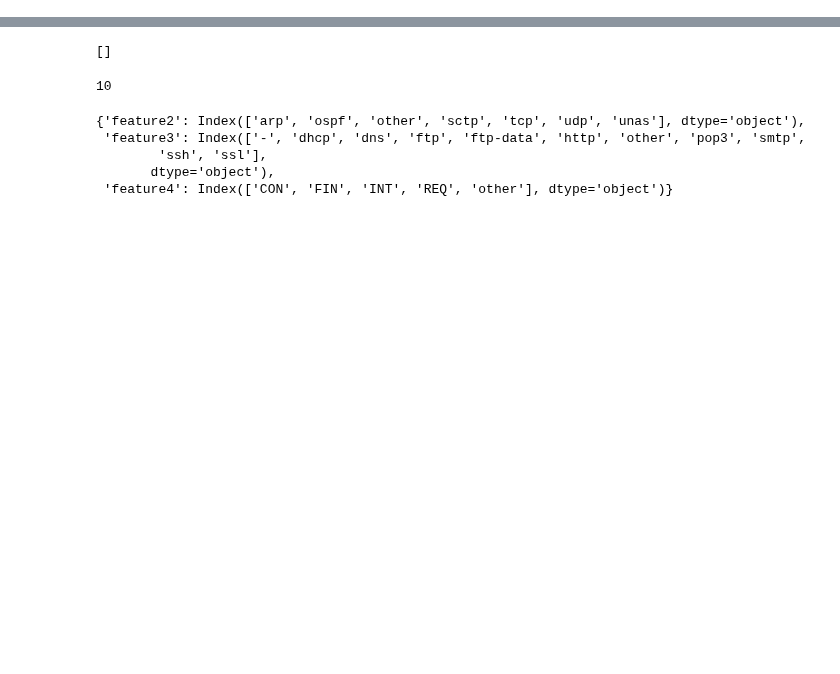
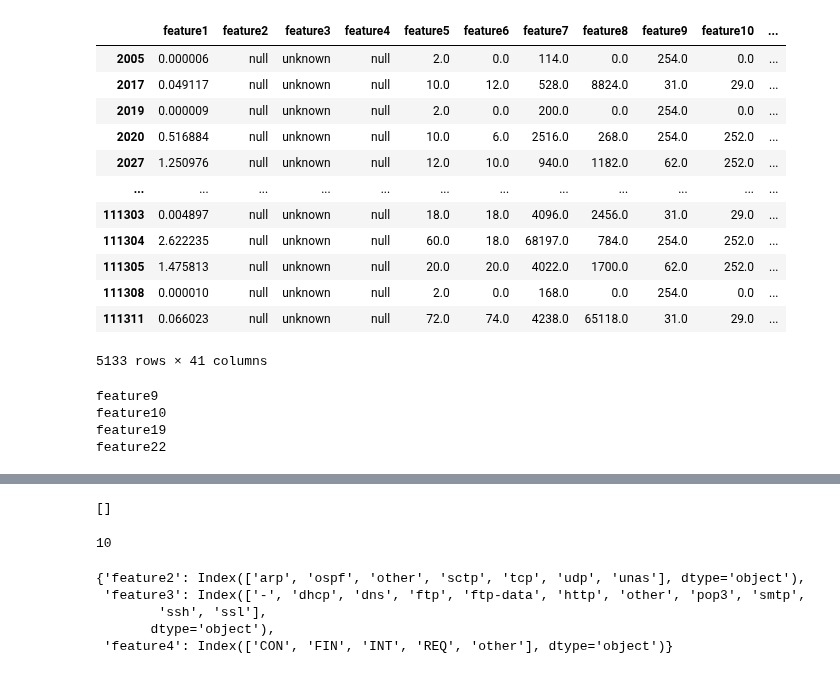
Before and after one commit to DASC-CompetitiveDS/MLOpsVN, a Jupyter notebook: src/notebooks/test_analysis.ipynb, the cells around one changed output, grey strips where cells are left out. Cells and saved outputs as stored; diff of their text form; code cells hidden in the pictures; blank space fills up the shorter version.

```diff
--- a/src/notebooks/test_analysis.ipynb
+++ b/src/notebooks/test_analysis.ipynb
@@ -80,0 +84,28 @@ drop_cols = ['feature41', 'feature36', 'feature22', 'feature37']
+# %%
+raw_test[(raw_test["feature2"] == 'null') & (raw_test["feature3"] == 'unknown') & (raw_test["feature4"] == 'null')]
+# %% [output]
+|  | feature1 | feature2 | feature3 | feature4 | feature5 | feature6 | feature7 | feature8 | feature9 | feature10 | ... |
+| 2005 | 0.000006 | null | unknown | null | 2.0 | 0.0 | 114.0 | 0.0 | 254.0 | 0.0 | ... |
+| 2017 | 0.049117 | null | unknown | null | 10.0 | 12.0 | 528.0 | 8824.0 | 31.0 | 29.0 | ... |
+| 2019 | 0.000009 | null | unknown | null | 2.0 | 0.0 | 200.0 | 0.0 | 254.0 | 0.0 | ... |
+| 2020 | 0.516884 | null | unknown | null | 10.0 | 6.0 | 2516.0 | 268.0 | 254.0 | 252.0 | ... |
+| 2027 | 1.250976 | null | unknown | null | 12.0 | 10.0 | 940.0 | 1182.0 | 62.0 | 252.0 | ... |
+| ... | ... | ... | ... | ... | ... | ... | ... | ... | ... | ... | ... |
+| 111303 | 0.004897 | null | unknown | null | 18.0 | 18.0 | 4096.0 | 2456.0 | 31.0 | 29.0 | ... |
+| 111304 | 2.622235 | null | unknown | null | 60.0 | 18.0 | 68197.0 | 784.0 | 254.0 | 252.0 | ... |
+| 111305 | 1.475813 | null | unknown | null | 20.0 | 20.0 | 4022.0 | 1700.0 | 62.0 | 252.0 | ... |
+| 111308 | 0.000010 | null | unknown | null | 2.0 | 0.0 | 168.0 | 0.0 | 254.0 | 0.0 | ... |
+| 111311 | 0.066023 | null | unknown | null | 72.0 | 74.0 | 4238.0 | 65118.0 | 31.0 | 29.0 | ... |
+5133 rows × 41 columns
+# %%
+for each in raw_test.columns.tolist():
+    try:
+        if raw_test[each].max() <= 255 and raw_test[each].max() >= 240:
+            print(each)
+    except:
+        pass
+# %% [output]
+feature9
+feature10
+feature19
+feature22
```
Also changed, not shown: parts of 14 cells of this notebook, 8 other files.
